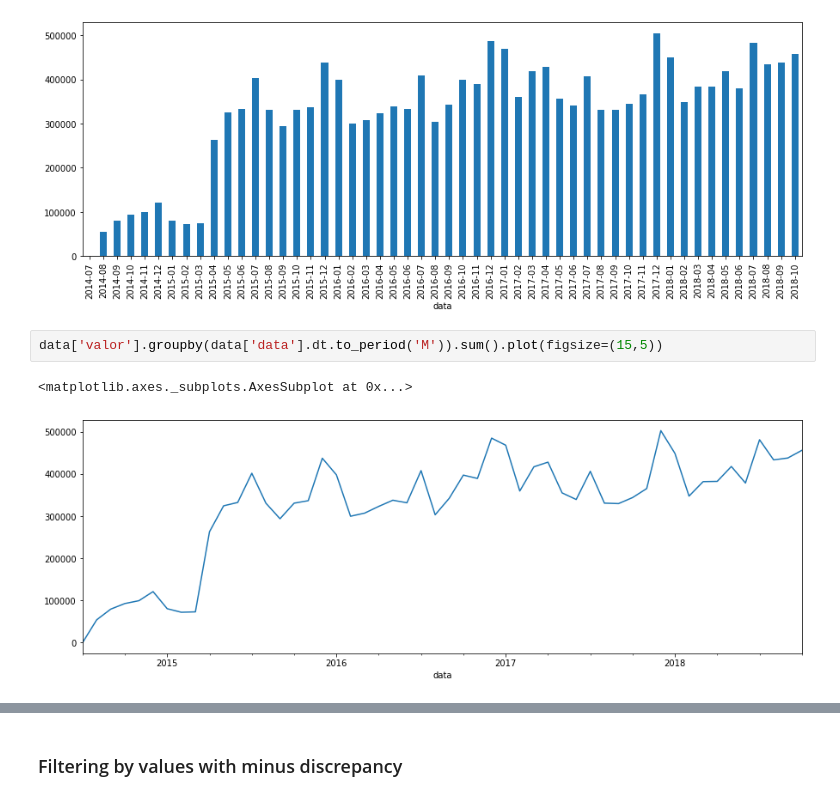
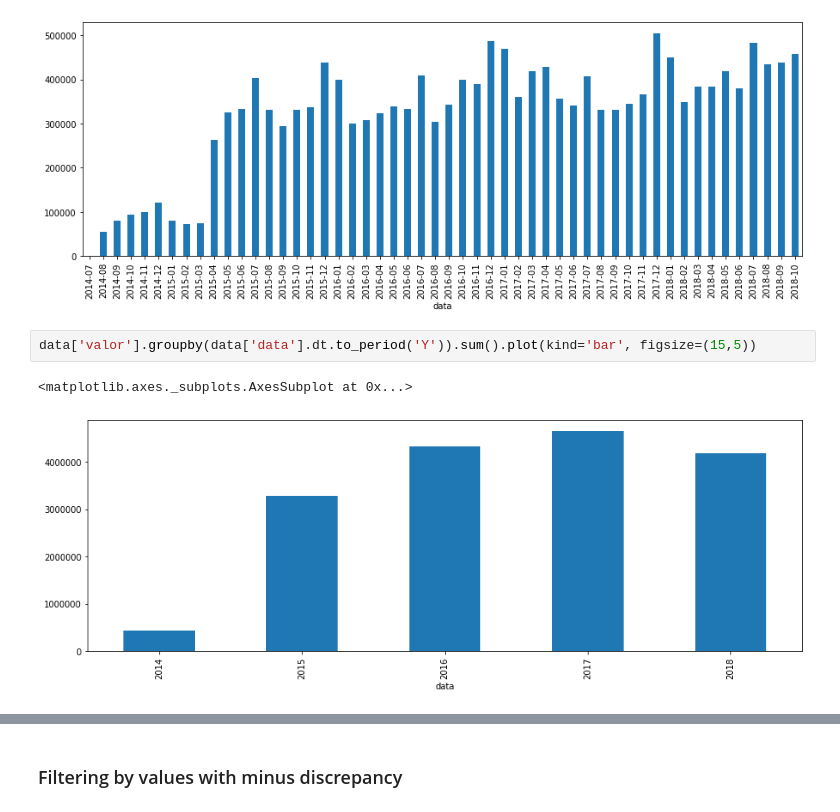
Before and after one commit to AAntunesNDS/time_series_deeplearning, a Jupyter notebook: TimeSeriesKerasTensorFlow_DevAcademyChallange_Dataset_2.ipynb, the cells around one changed output, grey strips where cells are left out. Cells and saved outputs as stored; diff of their text form.

Commit message:
Data visualization details

```diff
--- a/TimeSeriesKerasTensorFlow_DevAcademyChallange_Dataset_2.ipynb
+++ b/TimeSeriesKerasTensorFlow_DevAcademyChallange_Dataset_2.ipynb
@@ -48,7 +49,7 @@ data['valor'].groupby(data['data'].dt.to_period('M')).sum().plot(kind='bar', fig
 <matplotlib.axes._subplots.AxesSubplot at 0x...>
 [figure]
 # %%
-data['valor'].groupby(data['data'].dt.to_period('M')).sum().plot(figsize=(15,5))
+data['valor'].groupby(data['data'].dt.to_period('Y')).sum().plot(kind='bar', figsize=(15,5))
 # %% [output]
 <matplotlib.axes._subplots.AxesSubplot at 0x...>
-[figure, old version]
+[figure, new version]
```
Also changed, not shown: parts of 10 cells of this notebook.
